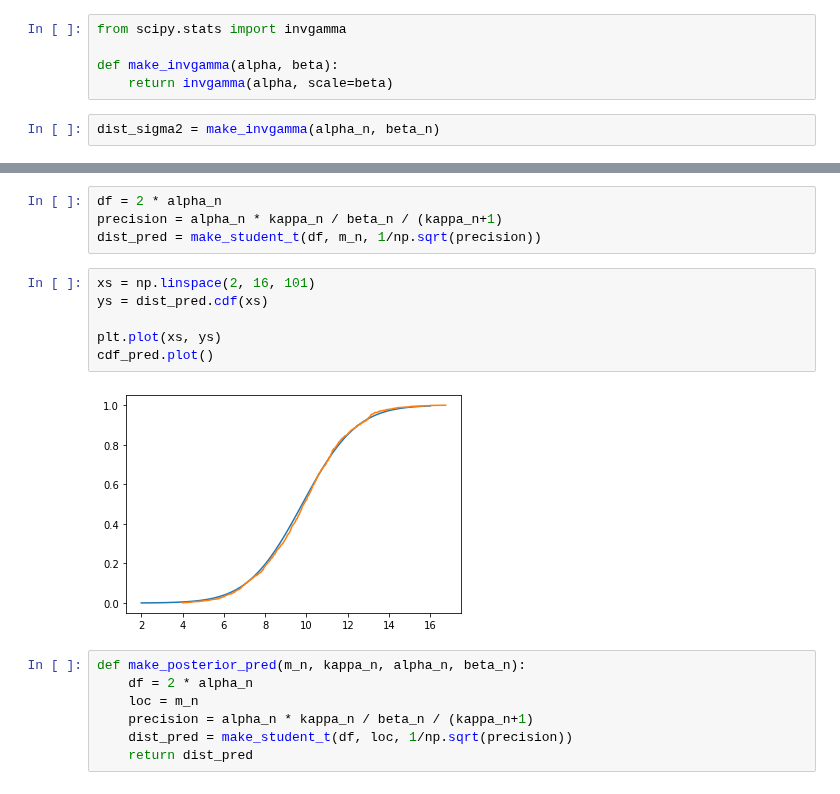
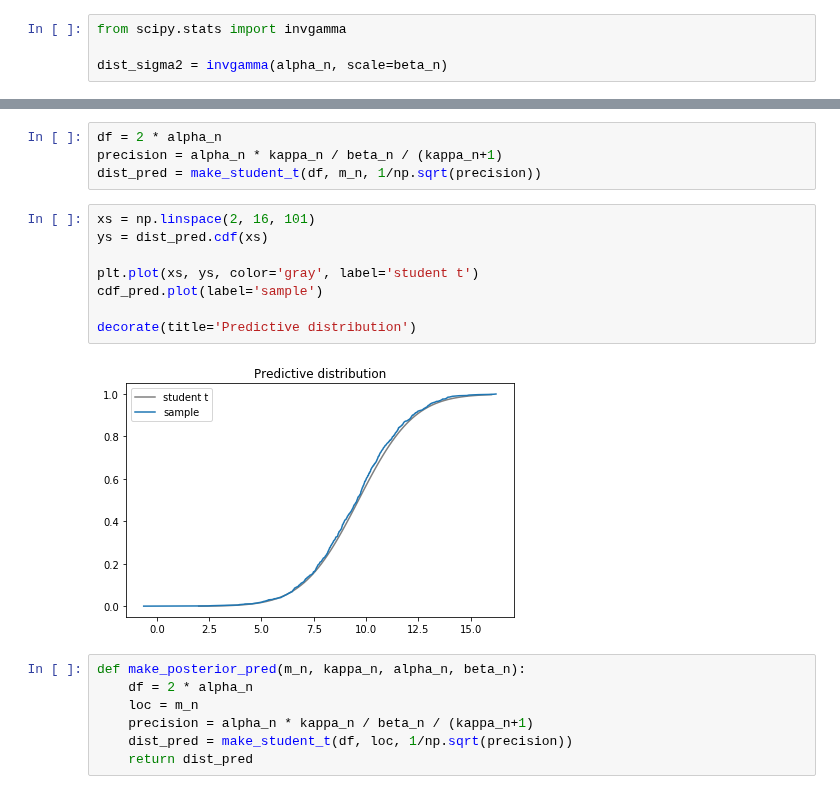
Before and after one commit to AllenDowney/ThinkBayes2, a Jupyter notebook: examples/normal.ipynb, the cells around one changed output, grey strips where cells are left out. Drawn from its saved outputs; the diff is of its cells as text.

```diff
--- a/examples/normal.ipynb
+++ b/examples/normal.ipynb
@@ -106,10 +154,7 @@ update_normal(prior, summary)
 # %%
 from scipy.stats import invgamma
 
-def make_invgamma(alpha, beta):
-    return invgamma(alpha, scale=beta)
+dist_sigma2 = invgamma(alpha_n, scale=beta_n)
-# %%
-dist_sigma2 = make_invgamma(alpha_n, beta_n)
 # %%
 dist_sigma2.mean()
 # %% [output]
@@ -241,11 +299,13 @@ dist_pred = make_student_t(df, m_n, 1/np.sqrt(precision))
 # %%
 xs = np.linspace(2, 16, 101)
 ys = dist_pred.cdf(xs)
 
-plt.plot(xs, ys)
-cdf_pred.plot()
+plt.plot(xs, ys, color='gray', label='student t')
+cdf_pred.plot(label='sample')
+
+decorate(title='Predictive distribution')
 # %% [output]
-[figure, old version]
+[figure, new version]
 # %%
 def make_posterior_pred(m_n, kappa_n, alpha_n, beta_n):
     df = 2 * alpha_n
```
Also changed, not shown: parts of 164 cells of this notebook.
